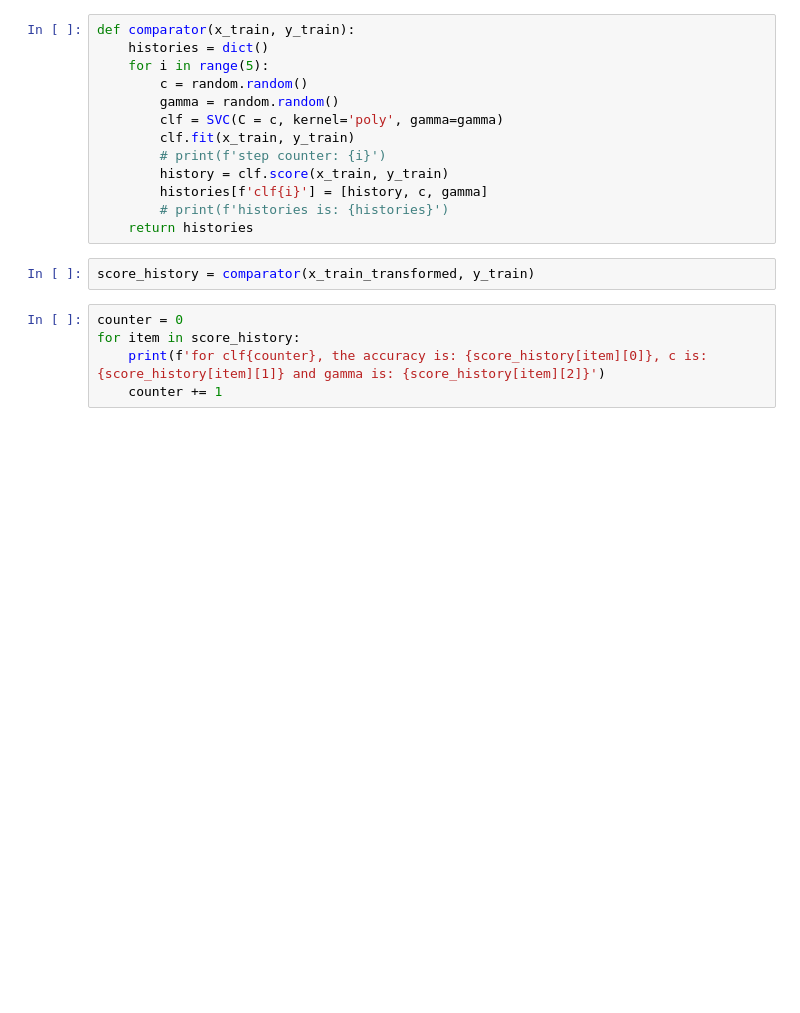
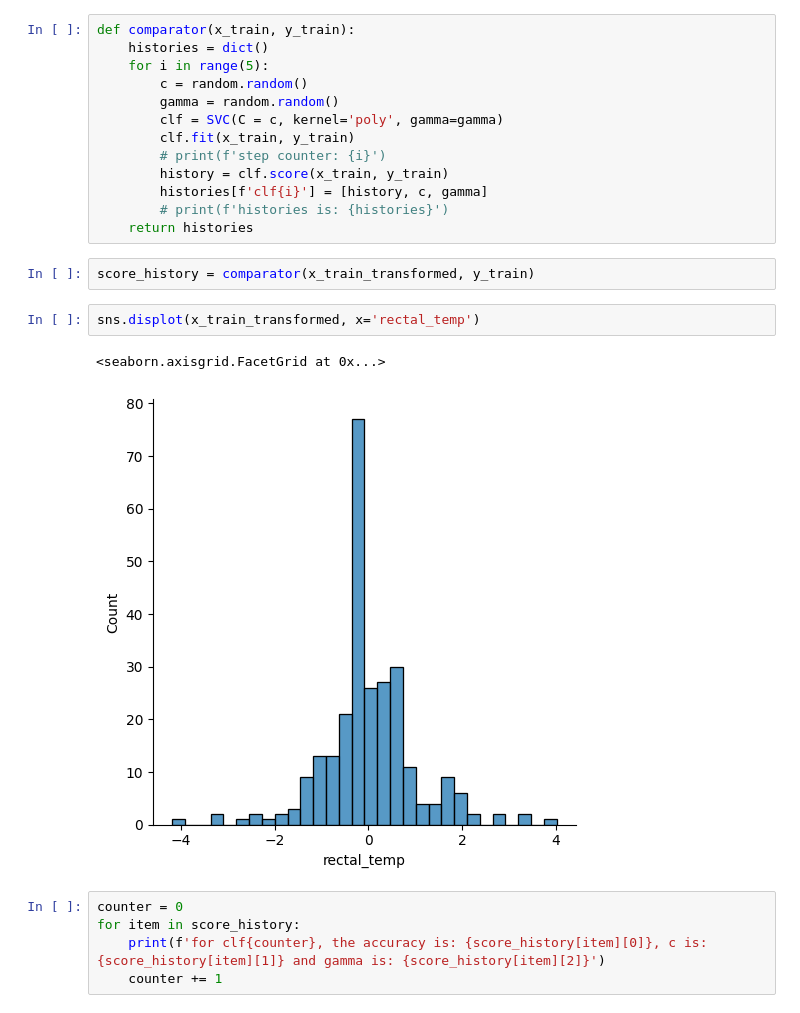
Before and after one commit to MehranZdi/horse_survival, a Jupyter notebook: horse_survival.ipynb, the cells around one changed output. Cells and saved outputs as stored; diff of their text form; blank space fills up the shorter version.

```diff
--- a/horse_survival.ipynb
+++ b/horse_survival.ipynb
@@ -351,6 +407,11 @@ def comparator(x_train, y_train):
     return histories
 # %%
 score_history = comparator(x_train_transformed, y_train)
+# %%
+sns.displot(x_train_transformed, x='rectal_temp')
+# %% [output]
+<seaborn.axisgrid.FacetGrid at 0x...>
+[figure, added]
 # %%
 counter = 0
 for item in score_history:
```
Also changed, not shown: parts of 6 cells of this notebook.
